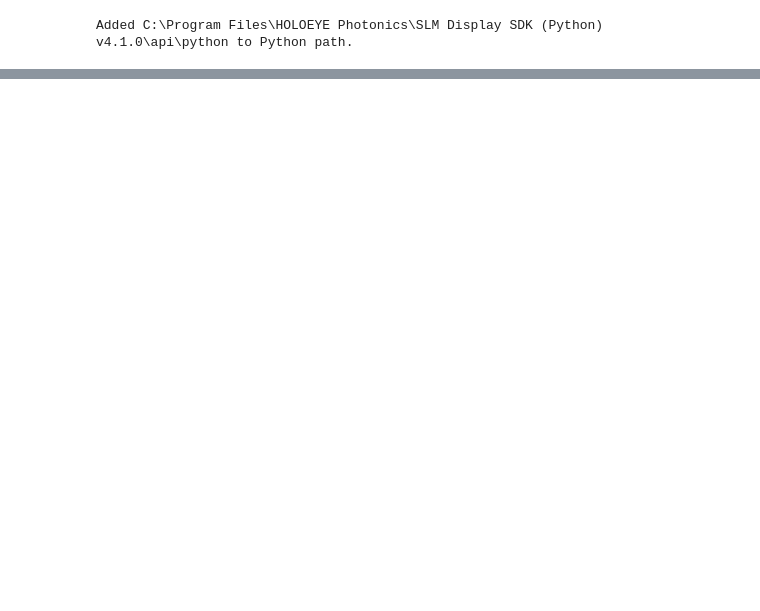
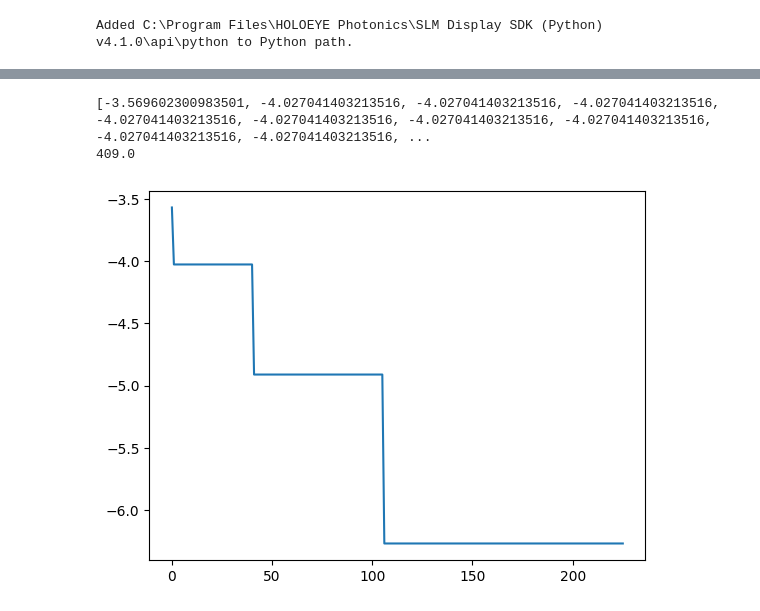
Before and after one commit to harsha-helix/compact-slim, a Jupyter notebook: test_vecotrization.ipynb, the cells around one changed output, grey strips where cells are left out. Cells and saved outputs as stored; diff of their text form; code cells hidden in the pictures; blank space fills up the shorter version.

```diff
--- a/test_vecotrization.ipynb
+++ b/test_vecotrization.ipynb
@@ -281,0 +388,80 @@ show after load time: 0.0488597999974445 err: 0
+# %%
+import time
+print(energy_data)
+copy_energy_data = energy_data.copy()
+
+diction = {'energy': copy_energy_data,
+           'spins': final_spins
+           }
+
+name = str(time.time())
+
+np.savez(f"gsetdata_{name}.npz", **diction)
+for i in range(len(energy_data)):
+    if i == len(energy_data) - 1:
+        break
+    if energy_data[i] < energy_data[i+1]:
+        energy_data[i+1] = energy_data[i]
+
+import matplotlib.pyplot as plt
+plt.plot(energy_data)
+
+def get_cut_value(adj_matrix, spins):
+    """
+    Calculates the value of a cut given an adjacency matrix and spin assignments.
+
+    The cut value is the sum of weights of all edges that cross the partition.
+    An edge (i, j) crosses the partition if node i and node j have different spins.
+
+    Args:
+        adj_matrix (list[list[float]] or np.ndarray):
+            A 2D list or NumPy array representing the weighted adjacency matrix
+            of the graph. adj_matrix[i][j] is the weight of the edge between
+            node i and node j. Assumed to be symmetric.
+
+        spins (list[int] or np.ndarray):
+            A 1D list or array of spin assignments for each node.
+            Typically +1 or -1, where +1 represents one partition and -1
+            represents the other. Must be the same length as the number of nodes.
+
+    Returns:
+        float: The total weight of the edges crossing the cut.
+
+    Raises:
+        ValueError: If the dimensions of the matrix and spin vector do not match.
+    """
+
+    num_nodes = len(adj_matrix)
+
+    # --- Input Validation ---
+    if num_nodes == 0:
+        return 0
+    if num_nodes != len(adj_matrix[0]):
+        raise ValueError("Adjacency matrix must be square.")
+    if num_nodes != len(spins):
+        raise ValueError(f"Spin list length ({len(spins)}) must match the "
+                         f"number of nodes ({num_nodes}).")
+
+    cut_value = 0.0
+
+    # Iterate over the upper triangle of the adjacency matrix
+    # This ensures we count each edge (i, j) only once
+    for i in range(num_nodes):
+        for j in range(i + 1, num_nodes):
+
+            edge_weight = adj_matrix[i][j]
+
+            # Check if an edge exists
+            if edge_weight > 0:
+                # Check if the nodes are in different partitions (spins are different)
+                if spins[i] != spins[j]:
+                    # If they are, this edge crosses the cut. Add its weight.
+                    cut_value += edge_weight
+
+    return cut_value
+cut_value = get_cut_value(matrix, final_spins)
+print(cut_value)
+# %% [output]
+[-3.569602300983501, -4.027041403213516, -4.027041403213516, -4.027041403213516, -4.027041403213516, -4.027041403213516, -4.027041403213516, -4.027041403213516, -4.027041403213516, -4.027041403213516, ...
+409.0
+[figure, added]
```
Also changed, not shown: parts of 19 cells of this notebook, 20 other files.
